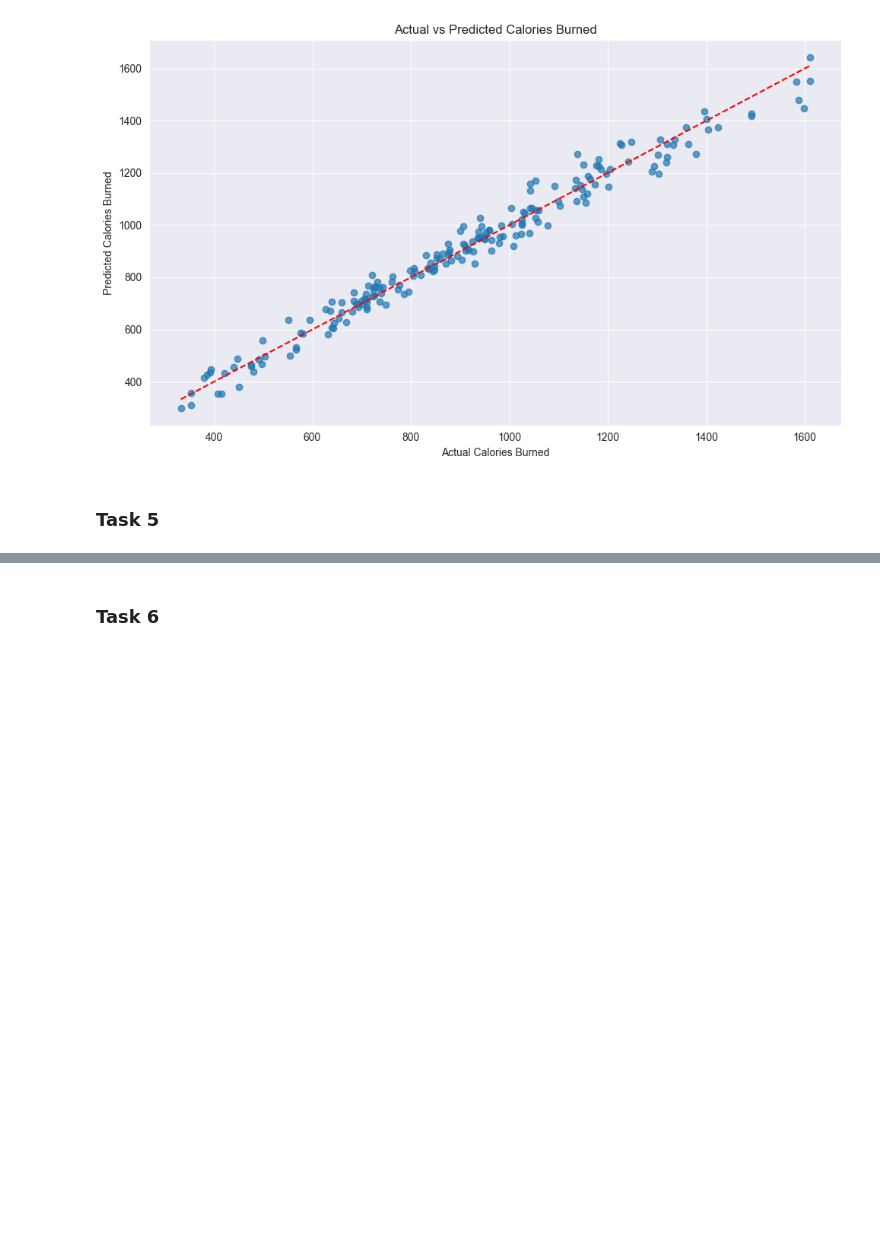
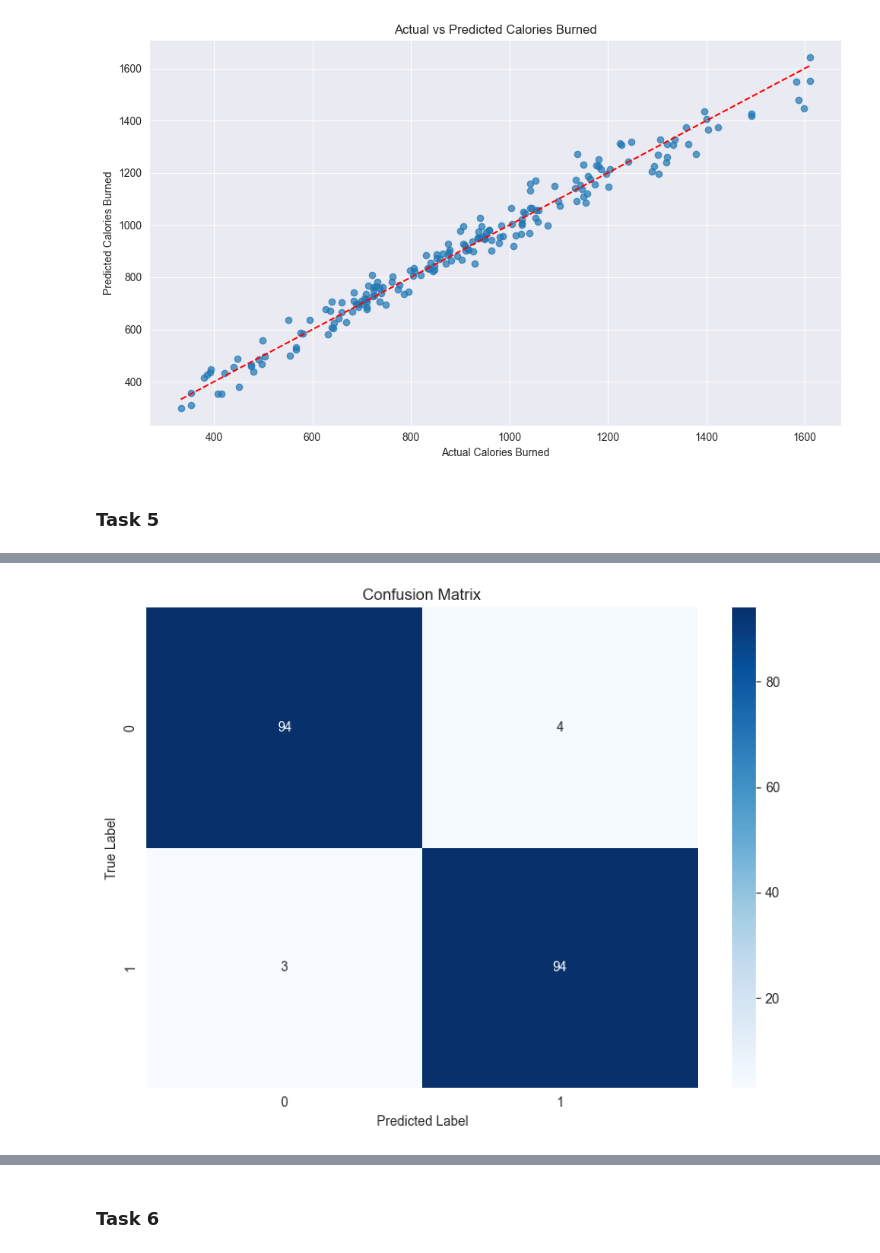
Before and after one commit to ivan-22-3-5/data_analysis_6th_sem, a Jupyter notebook: final-project/final-project.ipynb, the cells around one changed output, grey strips where cells are left out. Drawn from its saved outputs; the diff is of its cells as text; code cells hidden in the pictures; blank space fills up the shorter version.

```diff
--- a/final-project/final-project.ipynb
+++ b/final-project/final-project.ipynb
@@ -471,0 +522,7 @@ plt.show()
+# %%
+y = df_transformed['gender']
+
+
+X_initial = df_transformed.drop(['gender'], axis=1)
+
+X_train, X_test, y_train, y_test = train_test_split(X_initial, y, test_size=0.2, random_state=42)
@@ -471,0 +541,9 @@ plt.show()
+# %%
+from sklearn.linear_model import LogisticRegression
+
+log_reg = LogisticRegression(random_state=42)
+log_reg.fit(X_train_scaled, y_train)
+
+y_pred_train = log_reg.predict(X_train_scaled)
+y_pred_test = log_reg.predict(X_test_scaled)
+y_pred_prob_test = log_reg.predict_proba(X_test_scaled)[:, 1]
@@ -471,0 +588,11 @@ plt.show()
+# %%
+cm = confusion_matrix(y_test, y_pred_test)
+plt.figure(figsize=(8, 6))
+sns.heatmap(cm, annot=True, fmt='d', cmap='Blues')
+plt.title('Confusion Matrix')
+plt.xlabel('Predicted Label')
+plt.ylabel('True Label')
+plt.tight_layout()
+plt.show()
+# %% [output]
+[figure, added]
```
Also changed, not shown: parts of 13 cells of this notebook.
